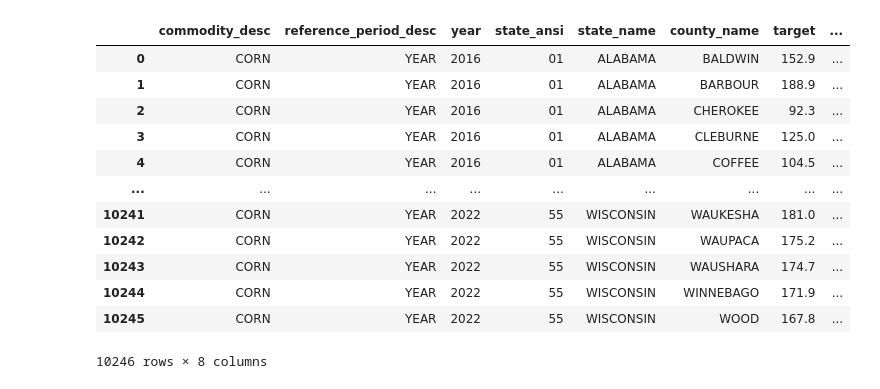
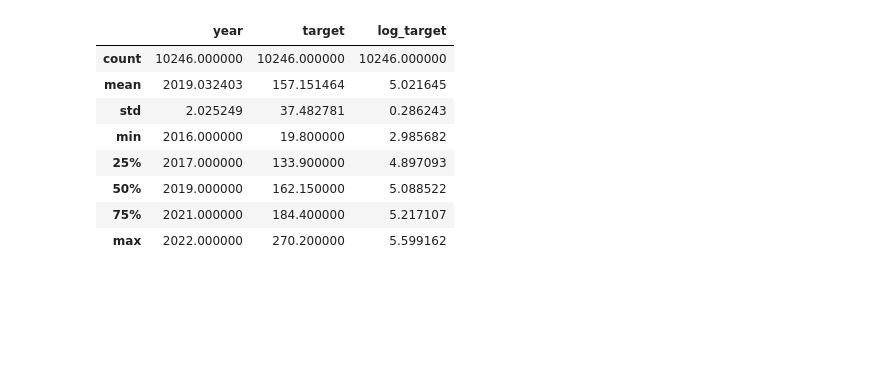
Before and after one commit to tskorkowski/crop_yield_prediction_CAS, a Jupyter notebook: 2_gc-pipeline/labels.ipynb, the cells around one changed output. Drawn from its saved outputs; the diff is of its cells as text; code cells hidden in the pictures; blank space fills up the shorter version.

```diff
--- a/2_gc-pipeline/labels.ipynb
+++ b/2_gc-pipeline/labels.ipynb
@@ -12,19 +12,19 @@ import numpy as np
 import pandas as pd
 from serving.data import get_varied_labels, get_labels
 from importlib import reload
+# %%
+df = get_labels()
+df["year"] = pd.to_numeric(df["year"])
+df["log_target"] = np.log(df["target"])
 # %%
-df
+df.describe()
 # %% [output]
-|  | commodity_desc | reference_period_desc | year | state_ansi | state_name | county_name | target | ... |
-| 0 | CORN | YEAR | 2016 | 01 | ALABAMA | BALDWIN | 152.9 | ... |
-| 1 | CORN | YEAR | 2016 | 01 | ALABAMA | BARBOUR | 188.9 | ... |
-| 2 | CORN | YEAR | 2016 | 01 | ALABAMA | CHEROKEE | 92.3 | ... |
-| 3 | CORN | YEAR | 2016 | 01 | ALABAMA | CLEBURNE | 125.0 | ... |
-| 4 | CORN | YEAR | 2016 | 01 | ALABAMA | COFFEE | 104.5 | ... |
-| ... | ... | ... | ... | ... | ... | ... | ... | ... |
-| 10241 | CORN | YEAR | 2022 | 55 | WISCONSIN | WAUKESHA | 181.0 | ... |
-| 10242 | CORN | YEAR | 2022 | 55 | WISCONSIN | WAUPACA | 175.2 | ... |
-| 10243 | CORN | YEAR | 2022 | 55 | WISCONSIN | WAUSHARA | 174.7 | ... |
-| 10244 | CORN | YEAR | 2022 | 55 | WISCONSIN | WINNEBAGO | 171.9 | ... |
-| 10245 | CORN | YEAR | 2022 | 55 | WISCONSIN | WOOD | 167.8 | ... |
+|  | year | target | log_target |
+| count | 10246.000000 | 10246.000000 | 10246.000000 |
+| mean | 2019.032403 | 157.151464 | 5.021645 |
+| std | 2.025249 | 37.482781 | 0.286243 |
+| min | 2016.000000 | 19.800000 | 2.985682 |
+| 25% | 2017.000000 | 133.900000 | 4.897093 |
+| 50% | 2019.000000 | 162.150000 | 5.088522 |
+| 75% | 2021.000000 | 184.400000 | 5.217107 |
+| max | 2022.000000 | 270.200000 | 5.599162 |
-10246 rows × 8 columns
```
Also changed, not shown: parts of 9 cells of this notebook, 7 other files.
